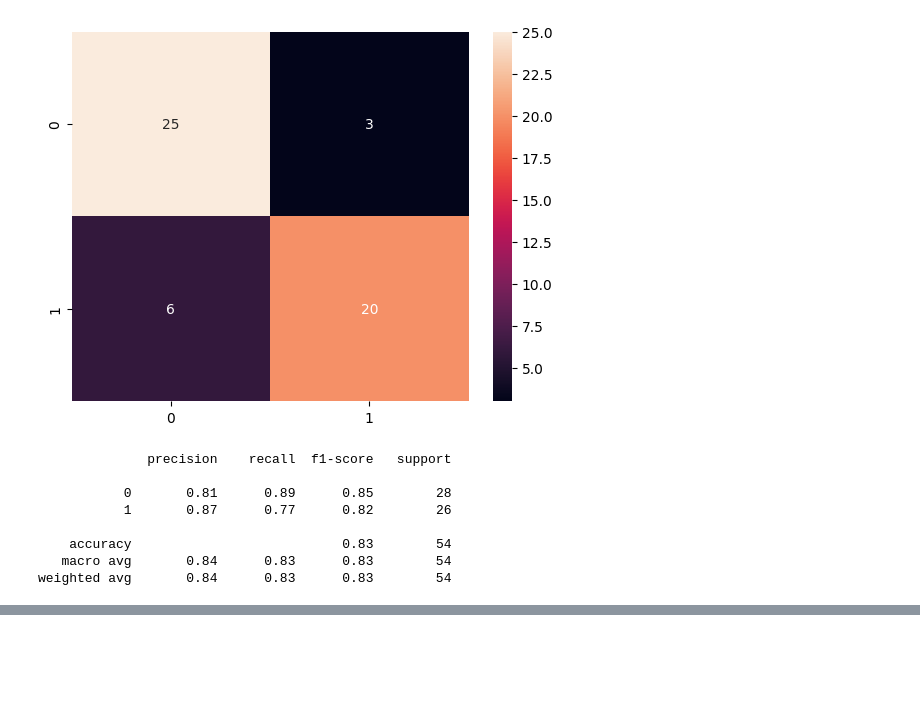
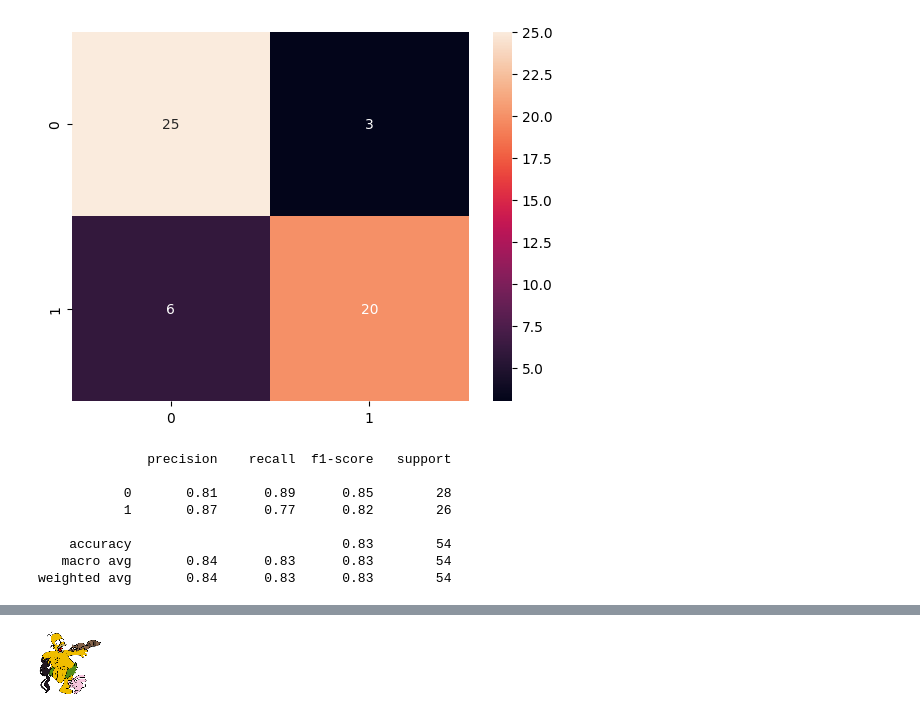
Before and after one commit to gcoelho3008/cnn_previsao, a Jupyter notebook: cnn_previsao_imagem.ipynb, the cells around one changed output, grey strips where cells are left out. Drawn from its saved outputs; the diff is of its cells as text; code cells hidden in the pictures; blank space fills up the shorter version.

```diff
--- a/cnn_previsao_imagem.ipynb
+++ b/cnn_previsao_imagem.ipynb
@@ -192,0 +249,5 @@ weighted avg       0.84      0.83      0.83        54
+# %%
+imagem = cv2.resize(imagem, (64, 64))
+cv2_imshow(imagem)
+# %% [output]
+[figure, added]
```
Also changed, not shown: parts of 17 cells of this notebook.
